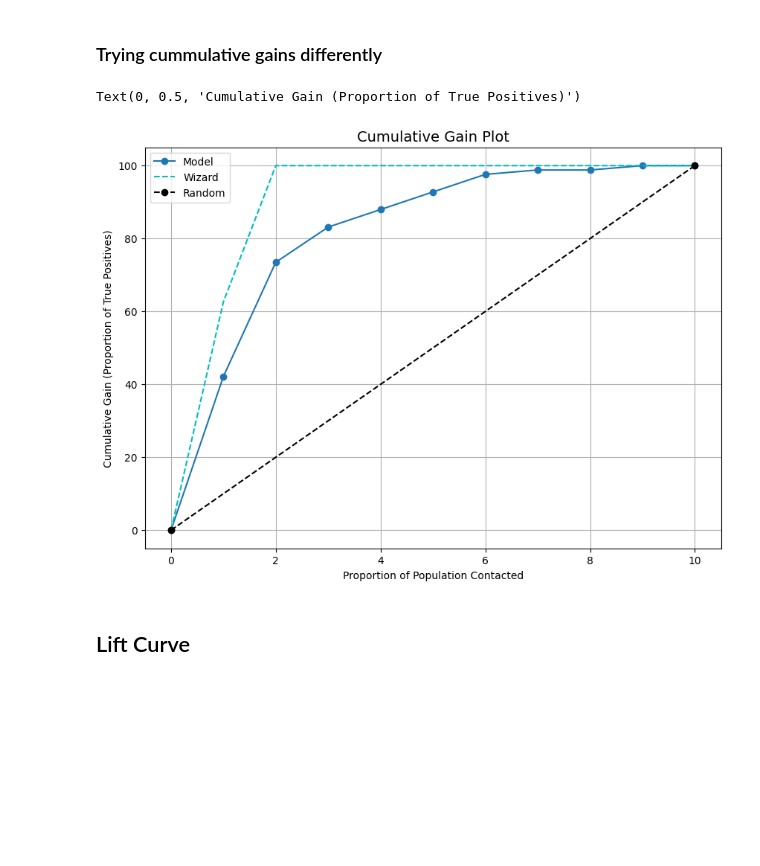
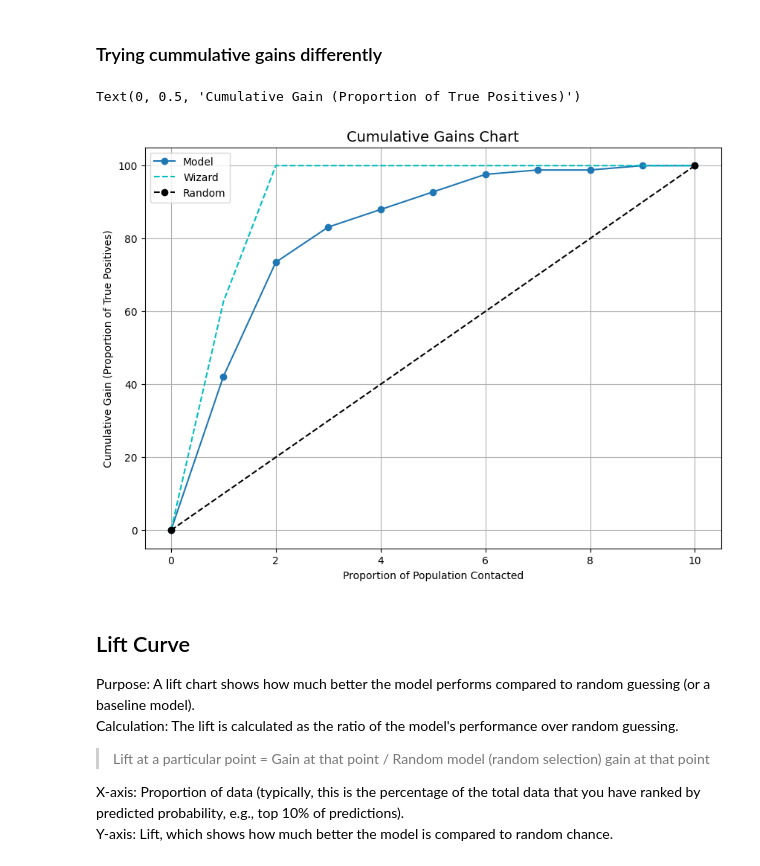
Before and after one commit to szba-ds/iFood-Data-Aanalyst-Case-Using-Classification-Algorithms, a Jupyter notebook: Classifiers.ipynb, the cells around one changed output. Cells and saved outputs as stored; diff of their text form; code cells hidden in the pictures; blank space fills up the shorter version.

```diff
--- a/Classifiers.ipynb
+++ b/Classifiers.ipynb
@@ -187,12 +187,20 @@ Here we can see, that by calling only 40% of our customers we can identify almos
 # %%
 rf_probs =  best_model.predict_proba(X_test)
 plt.figure(figsize=(10,7))
-kds.metrics.plot_cumulative_gain(y_test, rf_probs[:,1])
+kds.metrics.plot_cumulative_gain(y_test, rf_probs[:,1], title="Cumulative Gains Chart")
 plt.xlabel('Proportion of Population Contacted')
 plt.ylabel('Cumulative Gain (Proportion of True Positives)')
 # %% [output]
 Text(0, 0.5, 'Cumulative Gain (Proportion of True Positives)')
-[figure, old version]
+[figure, new version]
-# %% [markdown]
-## Lift Curve
+# %% [markdown]
+## Lift Curve
+
+Purpose: A lift chart shows how much better the model performs compared to random guessing (or a baseline model).
+Calculation: The lift is calculated as the ratio of the model's performance over random guessing.
+>Lift at a particular point = Gain at that point / Random model (random selection) gain at that point
+
+
+X-axis: Proportion of data (typically, this is the percentage of the total data that you have ranked by predicted probability, e.g., top 10% of predictions).
+Y-axis: Lift, which shows how much better the model is compared to random chance.
 # %%
```
Also changed, not shown: parts of 5 cells of this notebook.
